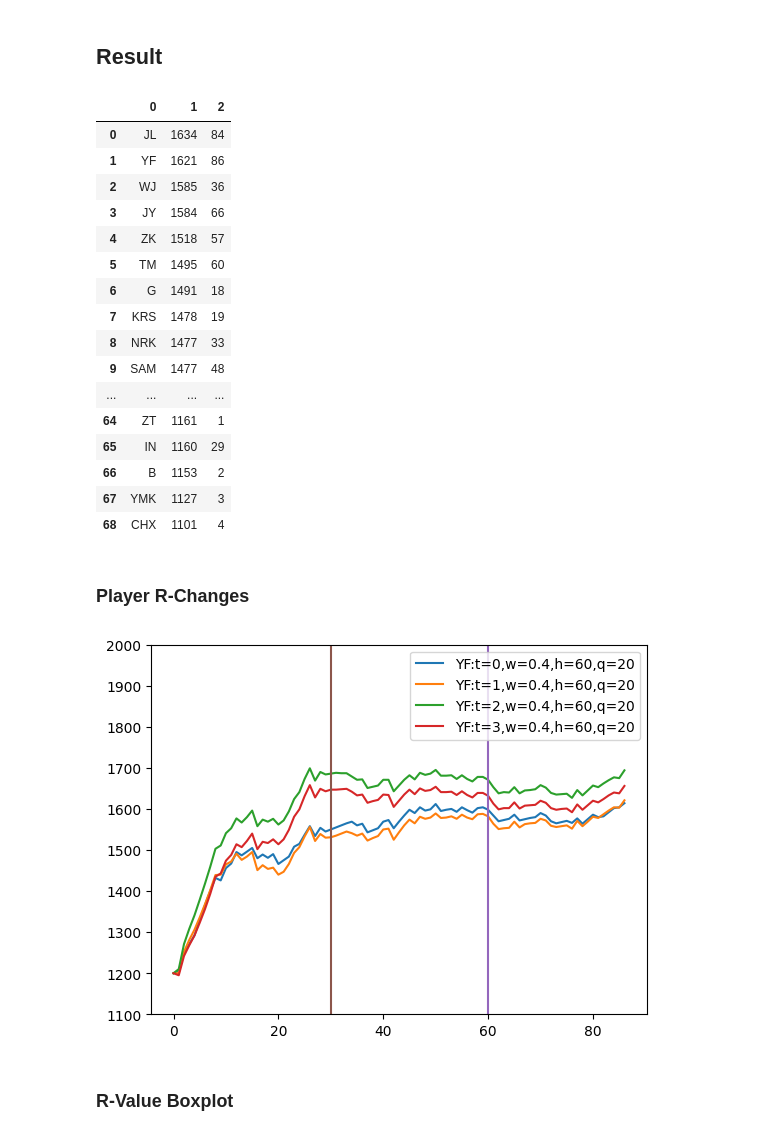
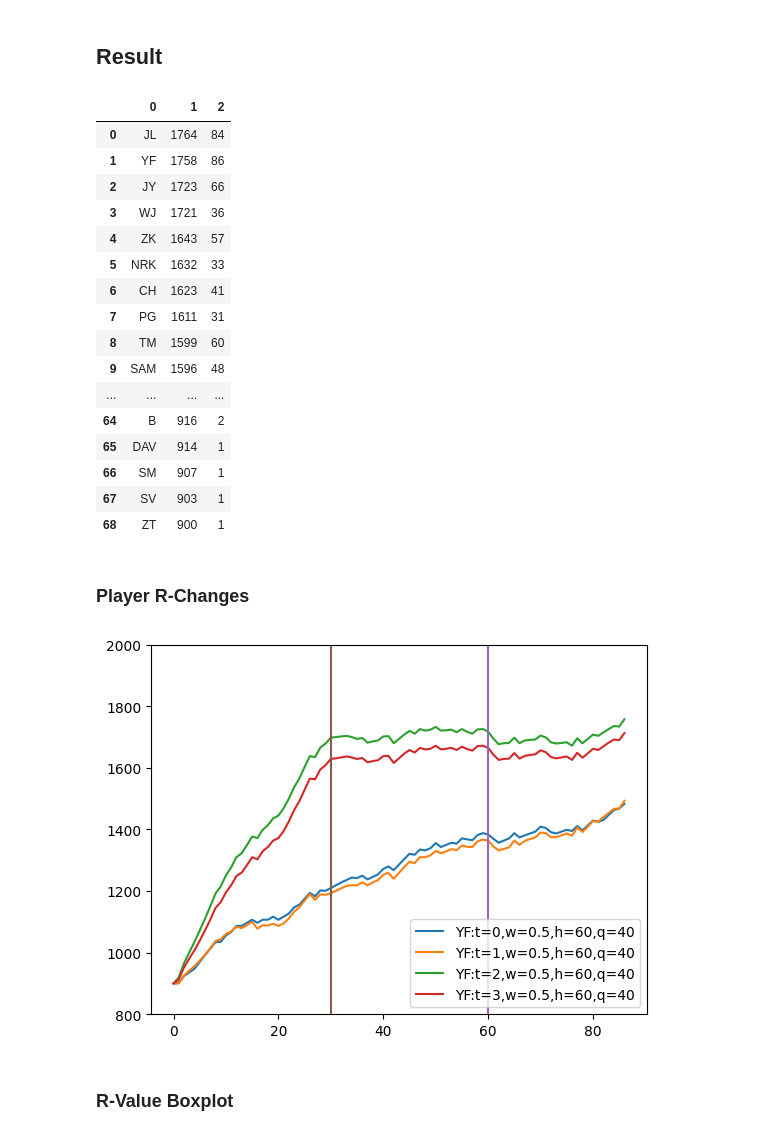
Before and after one commit to yvvvan/BMC-ELO, a Jupyter notebook: ELO_tenhou.ipynb, the cells around one changed output. Drawn from its saved outputs; the diff is of its cells as text; code cells hidden in the pictures.

```diff
--- a/ELO_tenhou.ipynb
+++ b/ELO_tenhou.ipynb
@@ -76,11 +76,11 @@ for index, row in df2.iterrows():
 # %% [markdown]
 ## Tenhou R-Value
 # %%
-def calculate_R(rate, count, rank, score, rates_all, uma_type = 0, w=0.4,q=20, hanchan=60 ):
+def calculate_R(rate, count, rank, score, rates_all, uma_type = 0, w=0.5, hanchan=60, q=20, correction=30):
     # 試合数補正 r
     #w = 0.2
-    if count < hanchan: #400
-        w = 1 - count * (1-w)/hanchan #0.002
+    # if count < hanchan: #400
+    #     w = 1 - count * (1-w)/hanchan #0.002
 
     # 対戦結果 u
     ## 天凤段位战
@@ -96,7 +96,7 @@ def calculate_R(rate, count, rank, score, rates_all, uma_type = 0, w=0.4,q=20, h
     elif uma_type >= 2:
         u = score
         if count <= 30:
-            u += 10
+            u += correction
 
     # 補正値 b
     r_avg = sum(rates_all)/4
@@ -113,8 +113,15 @@ def calculate_R(rate, count, rank, score, rates_all, uma_type = 0, w=0.4,q=20, h
 # %% [markdown]
 ## Calculate R
 # %%
-def get_r_value_all(type=2, w=0.4, q=20, hanchan=60 ):
+def get_r_value_all(type=2, w=0.5, q=40, hanchan=60 , initial=900, correction=30):
     player_result = copy.deepcopy(mahjong_player)
+
+
+    # initial
+    for p in player_result:
+      player_result[p]["r"] = initial
+      player_result[p]["rs"] = [initial]
+
     avg_p = {1:[],2:[],3:[],4:[]}
     for game in mahjong_game:
 
@@ -135,7 +142,7 @@ def get_r_value_all(type=2, w=0.4, q=20, hanchan=60 ):
         # calculate new r for each player
         for p in mahjong_game[game]["result"]:
             #calculate_R(rate, count, rank, rates_all, score, uma_type = 0, w=0.4,q=20, hanchan=60)
-            r = calculate_R(player_result[p]["r"], results[p][3], results[p][0], results[p][2], old_r, type, w, q, hanchan)
+            r = calculate_R(player_result[p]["r"], results[p][3], results[p][0], results[p][2], old_r, type, w, hanchan, q, correction)
             new_r.append(r)
 
         # update r
@@ -157,11 +164,11 @@ def get_r_value_all(type=2, w=0.4, q=20, hanchan=60 ):
 # %% [markdown]
 ## Result
 # %%
-# type 0:段位战；1:雀庄战；2:1+前30半庄+10修正；3:2+补正时不足1500的R按1500算
+# type 0:段位战；1:雀庄战；2:1+前30半庄+修正；3:2+补正时不足1500的R按1500算
 # 最初的半庄数量补正为1，直线下降，hanchan个半庄后，下降至w，之后不变。
 # q为平均R补正的分母，q越小，对R值小的玩家的补正越大（越有利）
 
-data = get_r_value_all(type=1, w=0.4, hanchan=60, q=20)
+data = get_r_value_all(type=2, w=0.5, q=40, initial=900, correction=40)
 
 
 df = pd.DataFrame(np.array([data["Player"],data["R-Value"],data["#Hanchan"]]).T)
@@ -169,44 +176,44 @@ pd.set_option('display.max_rows', df.shape[0]+1)
 df
 # %% [output]
 |  | 0 | 1 | 2 |
-| 0 | JL | 1634 | 84 |
-| 1 | YF | 1621 | 86 |
-| 2 | WJ | 1585 | 36 |
-| 3 | JY | 1584 | 66 |
-| 4 | ZK | 1518 | 57 |
-| 5 | TM | 1495 | 60 |
-| 6 | G | 1491 | 18 |
-| 7 | KRS | 1478 | 19 |
-| 8 | NRK | 1477 | 33 |
-| 9 | SAM | 1477 | 48 |
+| 0 | JL | 1764 | 84 |
+| 1 | YF | 1758 | 86 |
+| 2 | JY | 1723 | 66 |
+| 3 | WJ | 1721 | 36 |
+| 4 | ZK | 1643 | 57 |
+| 5 | NRK | 1632 | 33 |
+| 6 | CH | 1623 | 41 |
+| 7 | PG | 1611 | 31 |
+| 8 | TM | 1599 | 60 |
+| 9 | SAM | 1596 | 48 |
 | ... | ... | ... | ... |
-| 64 | ZT | 1161 | 1 |
-| 65 | IN | 1160 | 29 |
-| 66 | B | 1153 | 2 |
-| 67 | YMK | 1127 | 3 |
-| 68 | CHX | 1101 | 4 |
+| 64 | B | 916 | 2 |
+| 65 | DAV | 914 | 1 |
+| 66 | SM | 907 | 1 |
+| 67 | SV | 903 | 1 |
+| 68 | ZT | 900 | 1 |
 # %% [markdown]
 ### Player R-Changes
 # %%
 ps = ['YF']
 ts = [0,1,2,3]
-ws = [0.4]
+ws = [0.5]
 hs = [60]
-qs = [20]
+qs = [40]
 for (i,(h,w,t,q)) in enumerate(itertools.product(hs,ws,ts,qs)):
-    d = get_r_value_all(type=t, w=w, q=q, hanchan=h )
+    d = get_r_value_all(type=t, w=w, q=q, initial=900, correction=40 )
     for (j,p) in enumerate(d["Player"]):
         if p not in ps:
             continue
         y = d["R-change"][j]
         plt.plot(range(len(y)),y, label="%s:t=%d,w=%.1f,h=%d,q=%d"%(p,t,w,h,q))
 plt.plot([h,h],[0,2000])
 plt.plot([30,30],[0,2000])
-plt.ylim((1100,2000))
+plt.ylim((800,2000))
 plt.legend()
 plt.show()
 # %% [output]
-[figure, old version]
+[figure, new version]
 # %% [markdown]
 ### R-Value Boxplot
 # %%
```
Also changed, not shown: parts of 8 cells of this notebook.
